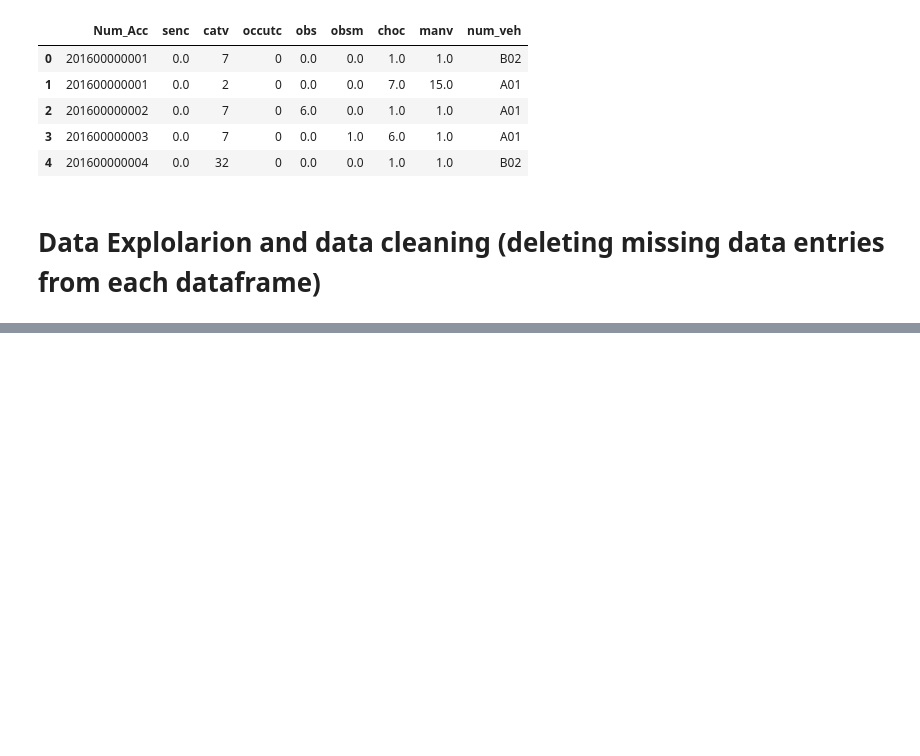
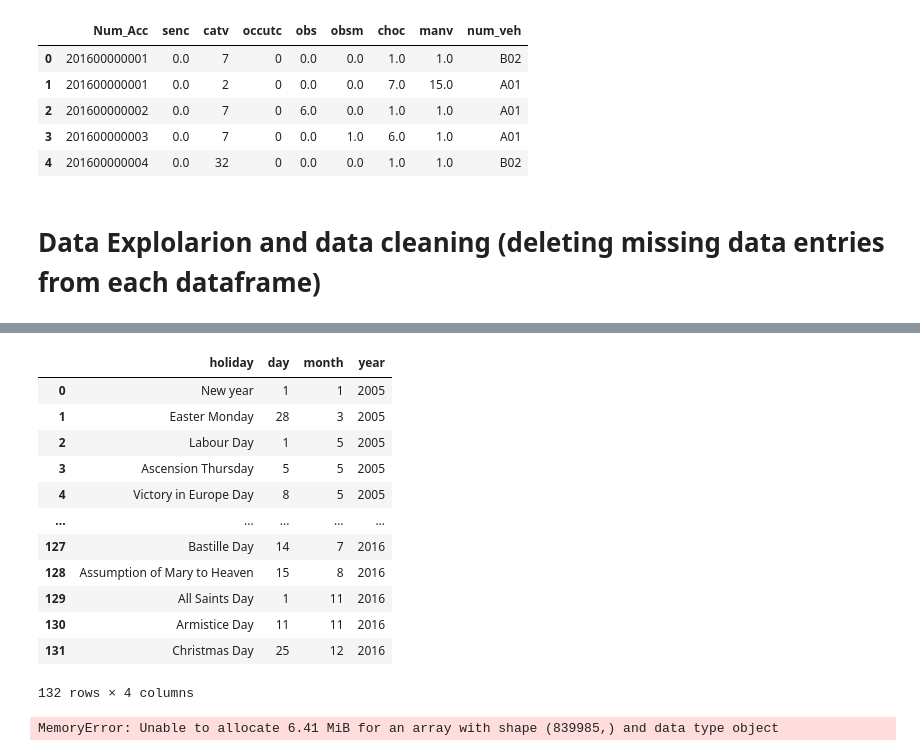
Before and after one commit to TheBlaze1/DataScience, a Jupyter notebook: AccidentsinFrance2005to2016.ipynb, the cells around one changed output, grey strips where cells are left out. Saved outputs shown, nothing was run; the diff lists cells and outputs as text; code cells hidden in the pictures; blank space fills up the shorter version.

```diff
--- a/AccidentsinFrance2005to2016.ipynb
+++ b/AccidentsinFrance2005to2016.ipynb
@@ -487,0 +536,7 @@ df_vehicles.head()
+# %%
+df_holidays['day'] = df_holidays['ds'].str.split('-').str[2]
+df_holidays['month'] = df_holidays['ds'].str.split('-').str[1]
+df_holidays['year'] = df_holidays['ds'].str.split('-').str[0]
+
+# Dropping "ds" column because it is no longer needed, dataframe now matches other dataframes in how date is structured
+df_holidays.drop("ds", axis = 'columns', inplace=True)
@@ -487,0 +552,5 @@ df_vehicles.head()
+# %%
+df_holidays['day'] = df_holidays['day'].astype(str).astype(int)
+df_holidays['month'] = df_holidays['month'].astype(str).astype(int)
+df_holidays['year'] = df_holidays['year'].astype(str).astype(int)
+df_holidays.info()
@@ -487,0 +691,16 @@ df_vehicles.head()
+# %%
+df_holidays
+# %% [output]
+|  | holiday | day | month | year |
+| 0 | New year | 1 | 1 | 2005 |
+| 1 | Easter Monday | 28 | 3 | 2005 |
+| 2 | Labour Day | 1 | 5 | 2005 |
+| 3 | Ascension Thursday | 5 | 5 | 2005 |
+| 4 | Victory in Europe Day | 8 | 5 | 2005 |
+| ... | ... | ... | ... | ... |
+| 127 | Bastille Day | 14 | 7 | 2016 |
+| 128 | Assumption of Mary to Heaven | 15 | 8 | 2016 |
+| 129 | All Saints Day | 1 | 11 | 2016 |
+| 130 | Armistice Day | 11 | 11 | 2016 |
+| 131 | Christmas Day | 25 | 12 | 2016 |
+132 rows × 4 columns
@@ -487,0 +709,4 @@ df_vehicles.head()
+# %%
+df_holidays_2005 = df_caracteristics["Num_Acc"].where(df_caracteristics["year"] == df_holidays.lo[df_holidays["year"]==2005] )
+# %% [output]
+MemoryError: Unable to allocate 6.41 MiB for an array with shape (839985,) and data type object
```
Also changed, not shown: parts of 17 cells of this notebook.
